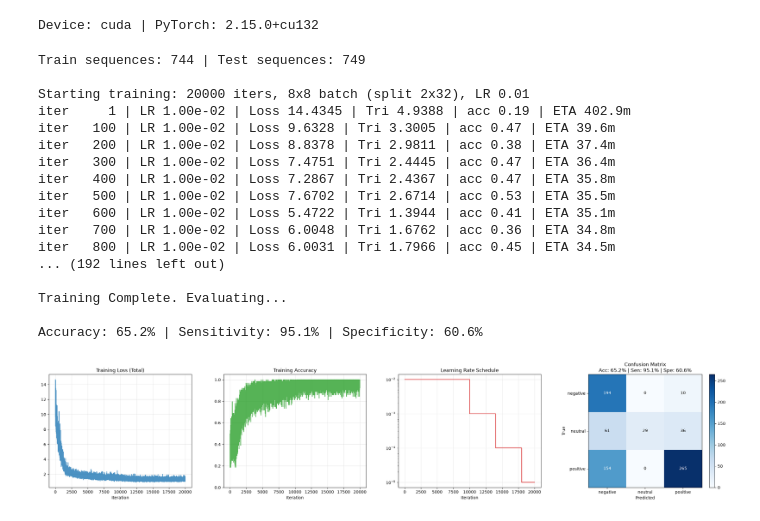
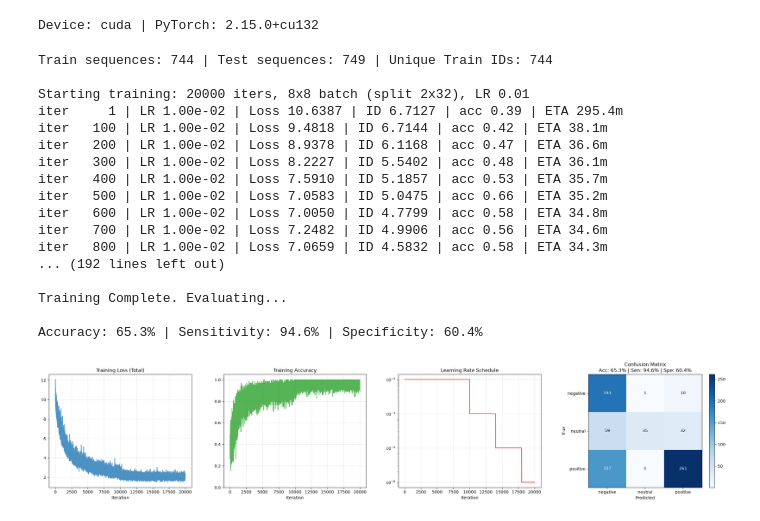
Before and after one commit to lycorixia/OpenGait-ScoNet, a Jupyter notebook: notebooks/simplecnn_mt_focal.ipynb, the cells around one changed output. Drawn from its saved outputs; the diff is of its cells as text; code cells hidden in the pictures.

Commit message:
Full Run Simple CNN MT Focal

```diff
--- a/notebooks/simplecnn_mt_focal.ipynb
+++ b/notebooks/simplecnn_mt_focal.ipynb
@@ -42,8 +42,8 @@ NUM_CLASSES = 3
 N_FRAMES = 30
 
 # Paper Hyperparameters
-TOTAL_ITERS = 2000
-MILESTONES = [1000, 1400, 1800]
+TOTAL_ITERS = 20000
+MILESTONES = [10000, 14000, 18000]
 TRAIN_LR = 0.01
 IDS_PER_BATCH = 8
 SEQS_PER_ID = 8
@@ -402,7 +402,7 @@ def evaluate(model, items, history):
 # ==========================================
 # 6. EXECUTE TRAINING
 # ==========================================
-CKPT_PATH = "simplecnn_mt_focal_smoke.pt"
+CKPT_PATH = "simplecnn_mt_focal_20000.pt"
 RUN_FULL = True
 
 if RUN_FULL:
@@ -410,42 +410,42 @@ if RUN_FULL:
         partition = json.load(f)
 
     train_items = build_index(DATASET_ROOT, partition["TRAIN_SET"])
     test_items = build_index(DATASET_ROOT, partition["TEST_SET"])
 
     # Hitung jumlah subjek unik di data training untuk Multi-Task
     num_train_ids = len(set([item[0] for item in train_items]))
 
     print(f"Train sequences: {len(train_items)} | Test sequences: {len(test_items)} | Unique Train IDs: {num_train_ids}")
 
     set_seed()
     model = make_model(num_train_ids) # Passing num_ids ke model
     get_batch = make_triplet_batch_fn(train_items, IDS_PER_BATCH, SEQS_PER_ID)
 
     print(f"\nStarting training: {TOTAL_ITERS} iters, 8x8 batch (split 2x32), LR {TRAIN_LR}")
     history = train(
         model, get_batch, iters=TOTAL_ITERS, lr=TRAIN_LR,
         milestones=MILESTONES, log_every=100, amp=True,
         label_smoothing=LABEL_SMOOTHING, ckpt_path=CKPT_PATH, save_every=5000, resume=False
     )
 
     print("\nTraining Complete. Evaluating...")
     evaluate(model, test_items, history)
 # %% [output]
-Train sequences: 744 | Test sequences: 749
+Train sequences: 744 | Test sequences: 749 | Unique Train IDs: 744
 
 Starting training: 20000 iters, 8x8 batch (split 2x32), LR 0.01
-iter     1 | LR 1.00e-02 | Loss 14.4345 | Tri 4.9388 | acc 0.19 | ETA 402.9m
-iter   100 | LR 1.00e-02 | Loss 9.6328 | Tri 3.3005 | acc 0.47 | ETA 39.6m
-iter   200 | LR 1.00e-02 | Loss 8.8378 | Tri 2.9811 | acc 0.38 | ETA 37.4m
-iter   300 | LR 1.00e-02 | Loss 7.4751 | Tri 2.4445 | acc 0.47 | ETA 36.4m
-iter   400 | LR 1.00e-02 | Loss 7.2867 | Tri 2.4367 | acc 0.47 | ETA 35.8m
-iter   500 | LR 1.00e-02 | Loss 7.6702 | Tri 2.6714 | acc 0.53 | ETA 35.5m
-iter   600 | LR 1.00e-02 | Loss 5.4722 | Tri 1.3944 | acc 0.41 | ETA 35.1m
-iter   700 | LR 1.00e-02 | Loss 6.0048 | Tri 1.6762 | acc 0.36 | ETA 34.8m
-iter   800 | LR 1.00e-02 | Loss 6.0031 | Tri 1.7966 | acc 0.45 | ETA 34.5m
+iter     1 | LR 1.00e-02 | Loss 10.6387 | ID 6.7127 | acc 0.39 | ETA 295.4m
+iter   100 | LR 1.00e-02 | Loss 9.4818 | ID 6.7144 | acc 0.42 | ETA 38.1m
+iter   200 | LR 1.00e-02 | Loss 8.9378 | ID 6.1168 | acc 0.47 | ETA 36.6m
+iter   300 | LR 1.00e-02 | Loss 8.2227 | ID 5.5402 | acc 0.48 | ETA 36.1m
+iter   400 | LR 1.00e-02 | Loss 7.5910 | ID 5.1857 | acc 0.53 | ETA 35.7m
+iter   500 | LR 1.00e-02 | Loss 7.0583 | ID 5.0475 | acc 0.66 | ETA 35.2m
+iter   600 | LR 1.00e-02 | Loss 7.0050 | ID 4.7799 | acc 0.58 | ETA 34.8m
+iter   700 | LR 1.00e-02 | Loss 7.2482 | ID 4.9906 | acc 0.56 | ETA 34.6m
+iter   800 | LR 1.00e-02 | Loss 7.0659 | ID 4.5832 | acc 0.58 | ETA 34.3m
 ... (192 lines left out)
 
 Training Complete. Evaluating...
 
-Accuracy: 65.2% | Sensitivity: 95.1% | Specificity: 60.6%
+Accuracy: 65.3% | Sensitivity: 94.6% | Specificity: 60.4%
-[figure, old version]
+[figure, new version]
```
